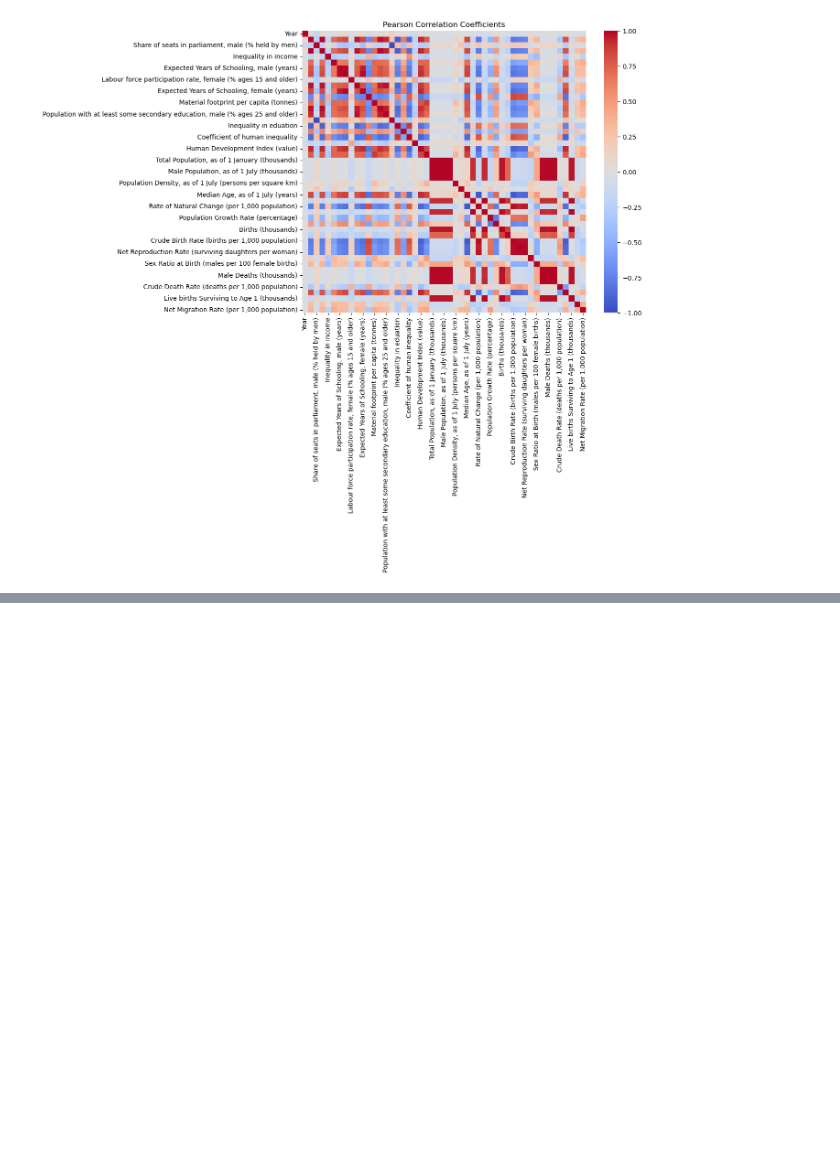
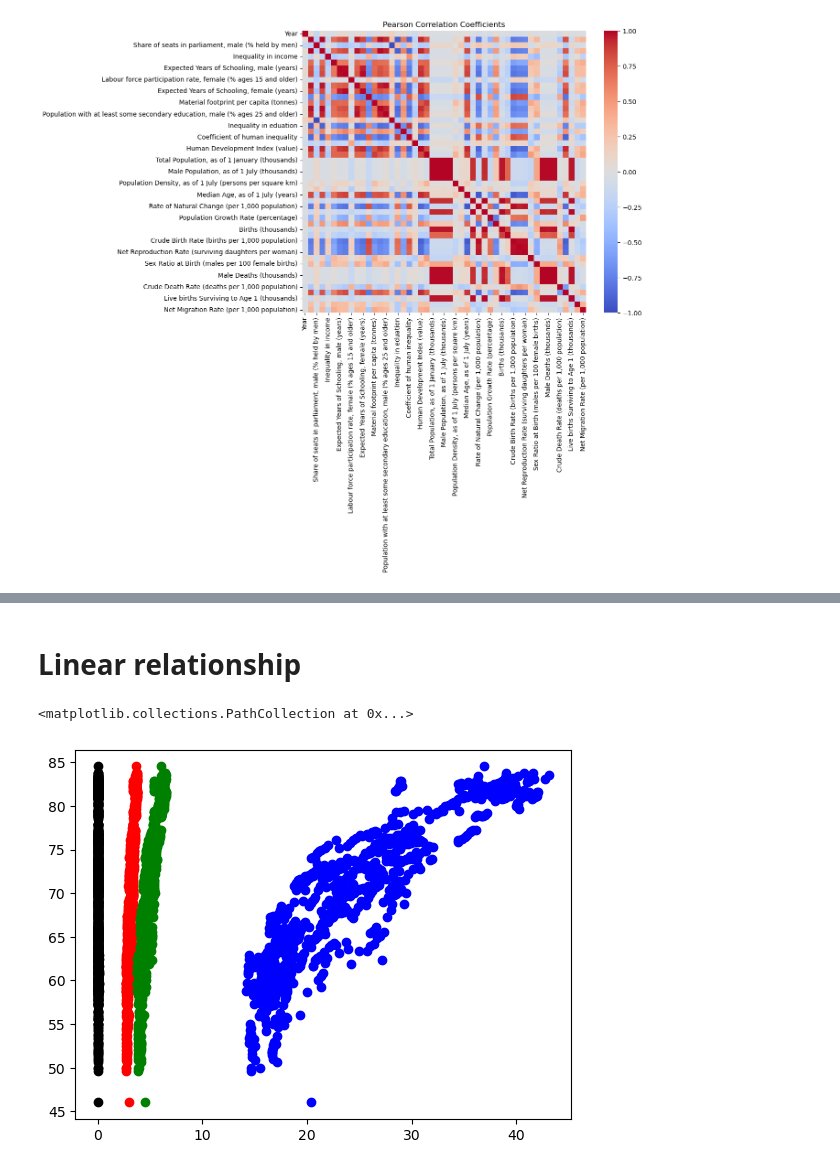
Before and after one commit to olabratt/DIT407, a Jupyter notebook: Assignment4/ola/assignment4.ipynb, the cells around one changed output, grey strips where cells are left out. Cells and saved outputs as stored; diff of their text form; code cells hidden in the pictures; blank space fills up the shorter version.

Commit message:
assignment 4 wip

```diff
--- a/Assignment4/ola/assignment4.ipynb
+++ b/Assignment4/ola/assignment4.ipynb
@@ -51,0 +97,22 @@ The variable 'Human Development Index (value)' has the strongest correlation wit
+# %% [markdown]
+<h1>Linear relationship</h1>
+# %%
+pd.options.mode.chained_assignment = None
+
+X_train_strongest_spearman = X_train[[strongest_spearman_correlation_variable]]
+
+X_train_strongest_spearman['log'] = np.log(X_train[[strongest_spearman_correlation_variable]])
+X_train_strongest_spearman['sqrt'] = np.sqrt(X_train[[strongest_spearman_correlation_variable]])
+X_train_strongest_spearman['reciprocal'] = 1/(X_train[[strongest_spearman_correlation_variable]])
+
+
+
+pyplot.scatter(X_train_strongest_spearman.iloc[:, 0], y_train, color='blue')
+pyplot.scatter(X_train_strongest_spearman['log'], y_train, color='red')
+pyplot.scatter(X_train_strongest_spearman['sqrt'], y_train, color='green')
+pyplot.scatter(X_train_strongest_spearman['reciprocal'], y_train, color='black')
+
+#TODO calculare R^2
+# %% [output]
+<matplotlib.collections.PathCollection at 0x...>
+[figure, added]
```
Also changed, not shown: parts of 8 cells of this notebook.
